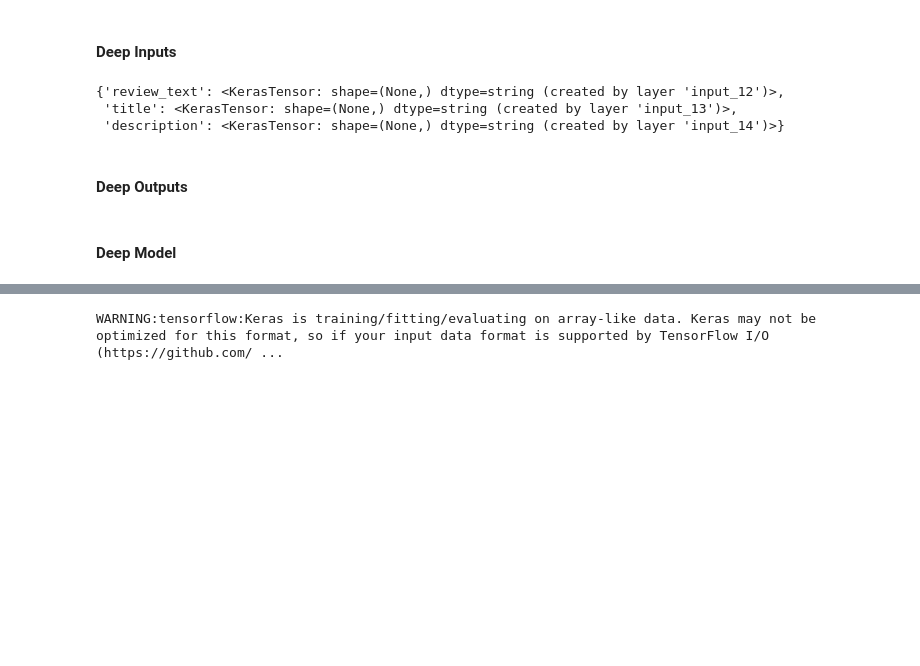
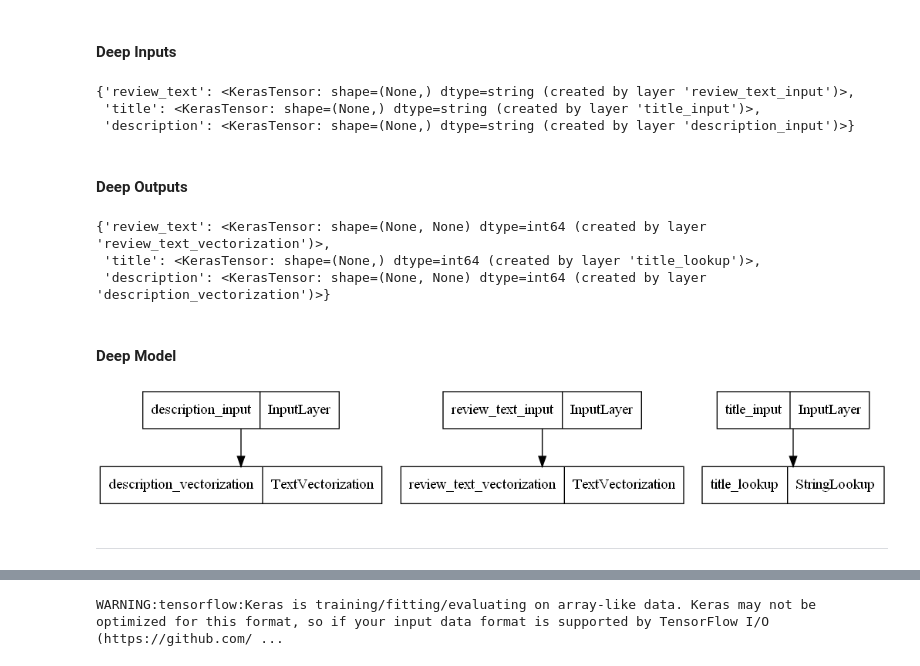
Before and after one commit to simon376/ds-recommender-project, a Jupyter notebook: wide_and_deep.ipynb, the cells around one changed output, grey strips where cells are left out. Saved outputs shown, nothing was run; the diff lists cells and outputs as text; code cells hidden in the pictures; blank space fills up the shorter version.

```diff
--- a/wide_and_deep.ipynb
+++ b/wide_and_deep.ipynb
@@ -177,6 +176,6 @@ review_text_vectorization = tf.keras.layers.TextVectorization()
 review_text_vectorization.adapt(df_simplified['review_text'])
 # %%
-description_vectorization = tf.keras.layers.TextVectorization()
+description_vectorization = tf.keras.layers.TextVectorization(name="description_vectorization")
 description_vectorization.adapt(df_simplified['description'])
 # %%
 # Try out the layer
@@ -472,16 +438,35 @@ Current thread 0x00004de4 (most recent call first):
 #### Deep Inputs
 # %%
 deep_inputs = {
-  'review_text': tf.keras.Input(shape=(), dtype='string'),
-  'title': tf.keras.Input(shape=(), dtype='string'),
-  'description': tf.keras.Input(shape=(), dtype='string'),
+  'review_text': tf.keras.Input(shape=(), dtype='string', name="review_text_input"),
+  'title': tf.keras.Input(shape=(), dtype='string', name="title_input"),
+  'description': tf.keras.Input(shape=(), dtype='string', name="description_input"),
 }
 deep_inputs
 # %% [output]
-{'review_text': <KerasTensor: shape=(None,) dtype=string (created by layer 'input_12')>,
- 'title': <KerasTensor: shape=(None,) dtype=string (created by layer 'input_13')>,
- 'description': <KerasTensor: shape=(None,) dtype=string (created by layer 'input_14')>}
+{'review_text': <KerasTensor: shape=(None,) dtype=string (created by layer 'review_text_input')>,
+ 'title': <KerasTensor: shape=(None,) dtype=string (created by layer 'title_input')>,
+ 'description': <KerasTensor: shape=(None,) dtype=string (created by layer 'description_input')>}
 # %% [markdown]
 #### Deep Outputs
+# %%
+deep_outputs = {
+  'review_text': review_text_vectorization(deep_inputs['review_text']),
+  'title': title_lookup_layer(deep_inputs['title']),
+  'description': description_vectorization(deep_inputs['description']),
+}
+deep_outputs
+# %% [output]
+{'review_text': <KerasTensor: shape=(None, None) dtype=int64 (created by layer 'review_text_vectorization')>,
+ 'title': <KerasTensor: shape=(None,) dtype=int64 (created by layer 'title_lookup')>,
+ 'description': <KerasTensor: shape=(None, None) dtype=int64 (created by layer 'description_vectorization')>}
 # %% [markdown]
 #### Deep Model
+# %%
+deep_input_model = tf.keras.Model(inputs=deep_inputs, outputs=deep_outputs)
+# %%
+tf.keras.utils.plot_model(deep_input_model)
+# %% [output]
+[figure, added]
+# %% [markdown]
+---
```
Also changed, not shown: parts of 33 cells of this notebook, 2 other files.
